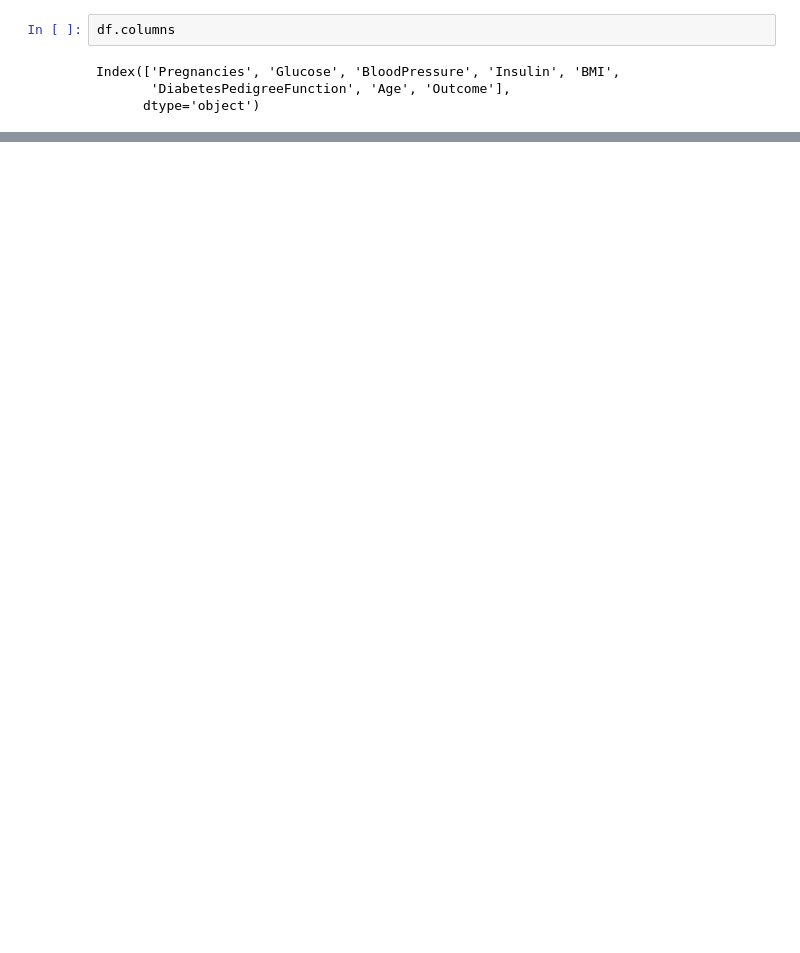
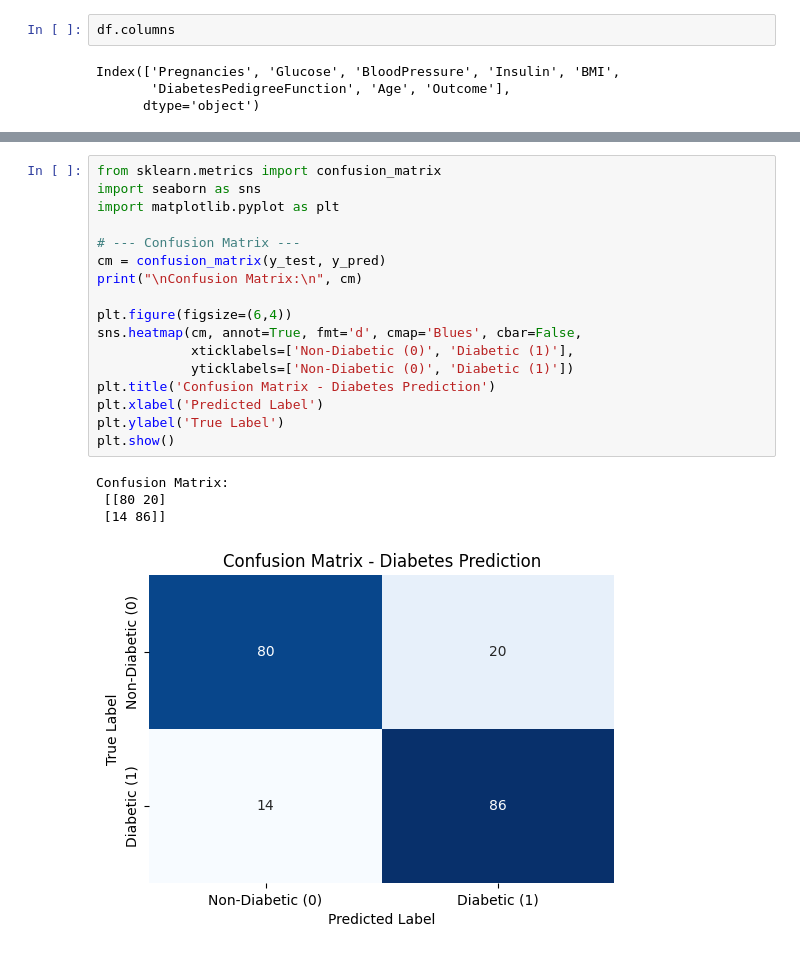
Before and after one commit to ToobaRani01/Sehat-Ai, a Jupyter notebook: diabates/di3.ipynb, the cells around one changed output, grey strips where cells are left out. Saved outputs shown, nothing was run; the diff lists cells and outputs as text; blank space fills up the shorter version.

Commit message:
update diabetes

```diff
--- a/diabates/di3.ipynb
+++ b/diabates/di3.ipynb
@@ -124,0 +174,22 @@ joblib.dump(best_model, "diabates.pkl")
+# %%
+from sklearn.metrics import confusion_matrix
+import seaborn as sns
+import matplotlib.pyplot as plt
+
+# --- Confusion Matrix ---
+cm = confusion_matrix(y_test, y_pred)
+print("\nConfusion Matrix:\n", cm)
+
+plt.figure(figsize=(6,4))
+sns.heatmap(cm, annot=True, fmt='d', cmap='Blues', cbar=False,
+            xticklabels=['Non-Diabetic (0)', 'Diabetic (1)'],
+            yticklabels=['Non-Diabetic (0)', 'Diabetic (1)'])
+plt.title('Confusion Matrix - Diabetes Prediction')
+plt.xlabel('Predicted Label')
+plt.ylabel('True Label')
+plt.show()
+# %% [output]
+Confusion Matrix:
+ [[80 20]
+ [14 86]]
+[figure, added]
```
Also changed, not shown: parts of 21 cells of this notebook, 1 other file.
